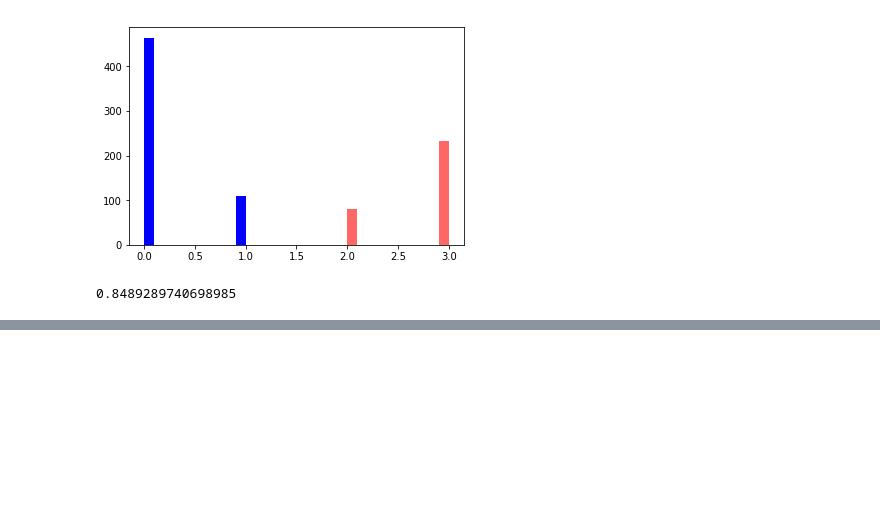
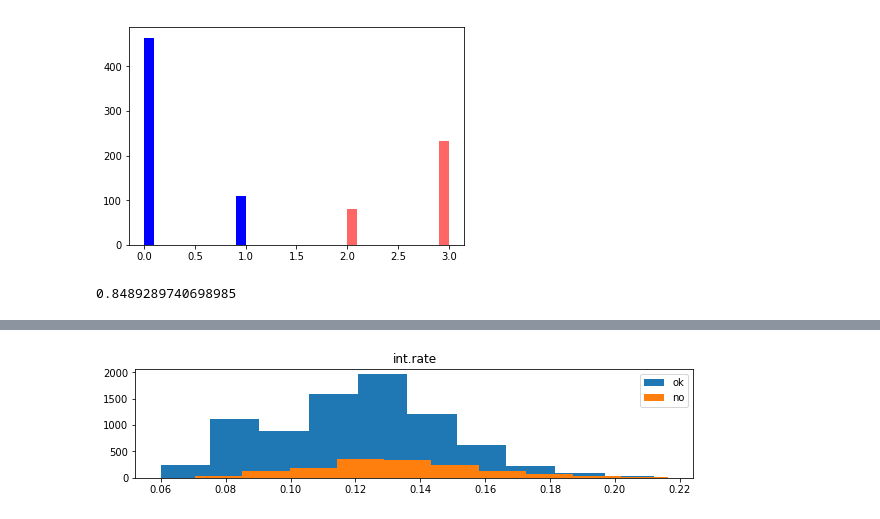
Before and after one commit to sogangori/NH_python, a Jupyter notebook: day_8_tree_titanic.ipynb, the cells around one changed output, grey strips where cells are left out. Drawn from its saved outputs; the diff is of its cells as text; code cells hidden in the pictures; blank space fills up the shorter version.

```diff
--- a/day_8_tree_titanic.ipynb
+++ b/day_8_tree_titanic.ipynb
@@ -98,0 +143,8 @@ display(g)
+# %%
+plt.figure(figsize=(10,2))
+p = plt.hist(loans['int.rate'][loans['not.fully.paid']==0], label='ok')
+p = plt.hist(loans['int.rate'][loans['not.fully.paid']==1], label='no')
+p = plt.title('int.rate')
+p = plt.legend()
+# %% [output]
+[figure, added]
```
Also changed, not shown: parts of 13 cells of this notebook.
